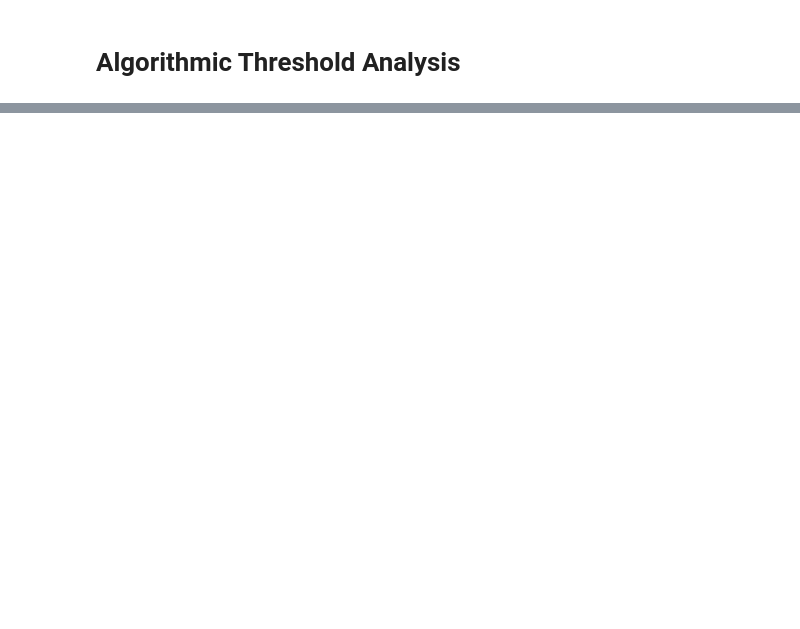
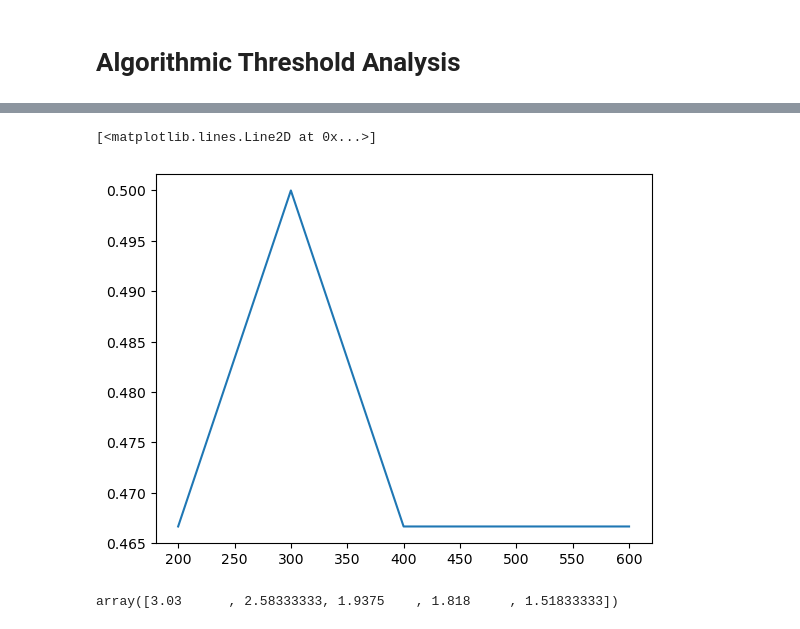
Before and after one commit to vittoriomanfriani/KSAT, a Jupyter notebook: Analysis.ipynb, the cells around one changed output, grey strips where cells are left out. Drawn from its saved outputs; the diff is of its cells as text; code cells hidden in the pictures; blank space fills up the shorter version.

```diff
--- a/Analysis.ipynb
+++ b/Analysis.ipynb
@@ -66,0 +88,9 @@ KSAT_properties.empirical_probability(N = 300, M = 300)
+# %%
+probabilities = {}
+for n in tqdm(N):
+    probabilities[n] = KSAT_properties.empirical_probability(M = M_alg[n], N = n)
+# %%
+plt.plot(probabilities.keys(), probabilities.values())
+# %% [output]
+[<matplotlib.lines.Line2D at 0x...>]
+[figure, added]
@@ -66,0 +101,4 @@ KSAT_properties.empirical_probability(N = 300, M = 300)
+# %%
+alpha_values
+# %% [output]
+array([3.03      , 2.58333333, 1.9375    , 1.818     , 1.51833333])
```
Also changed, not shown: parts of 15 cells of this notebook, 5 other files.
